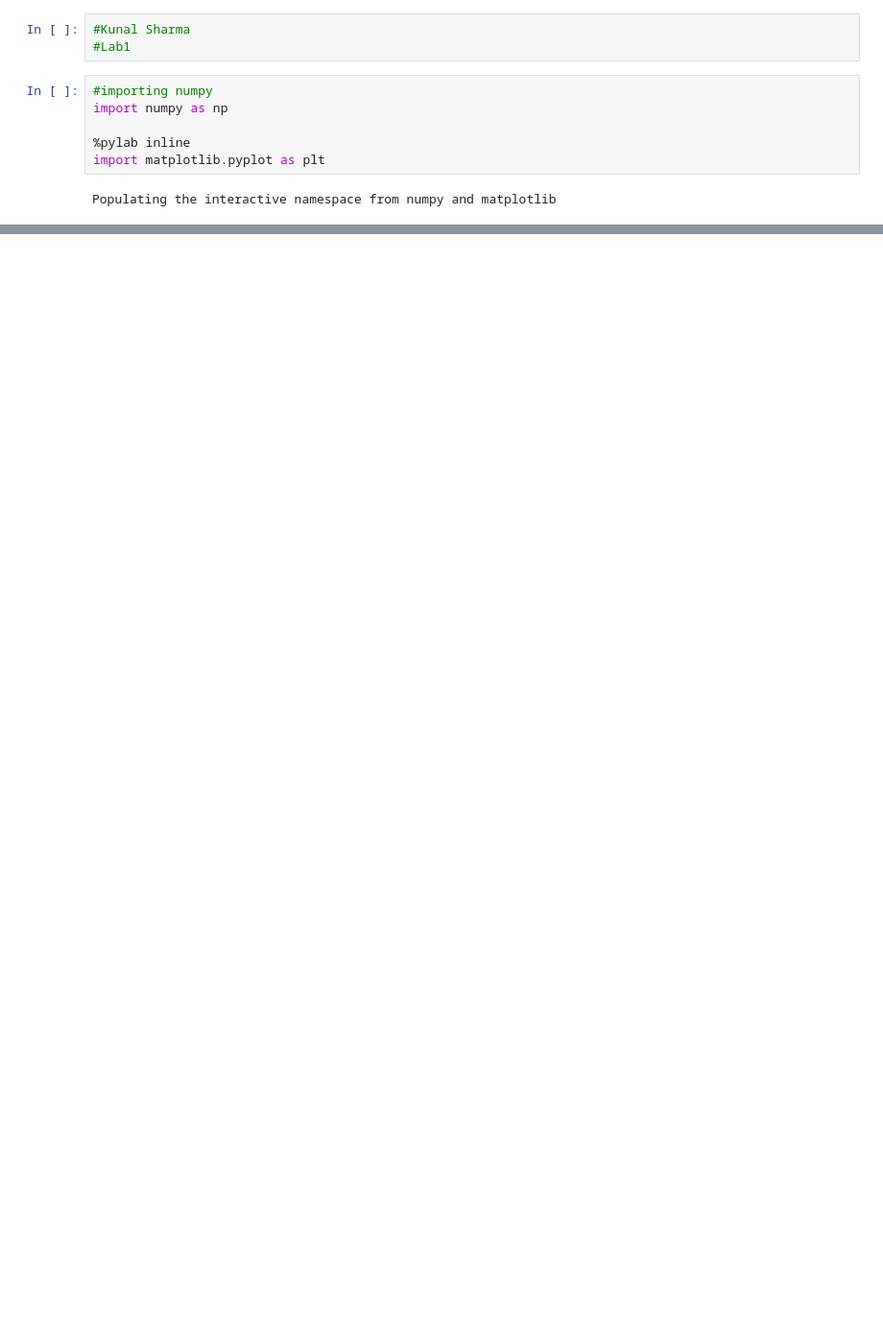
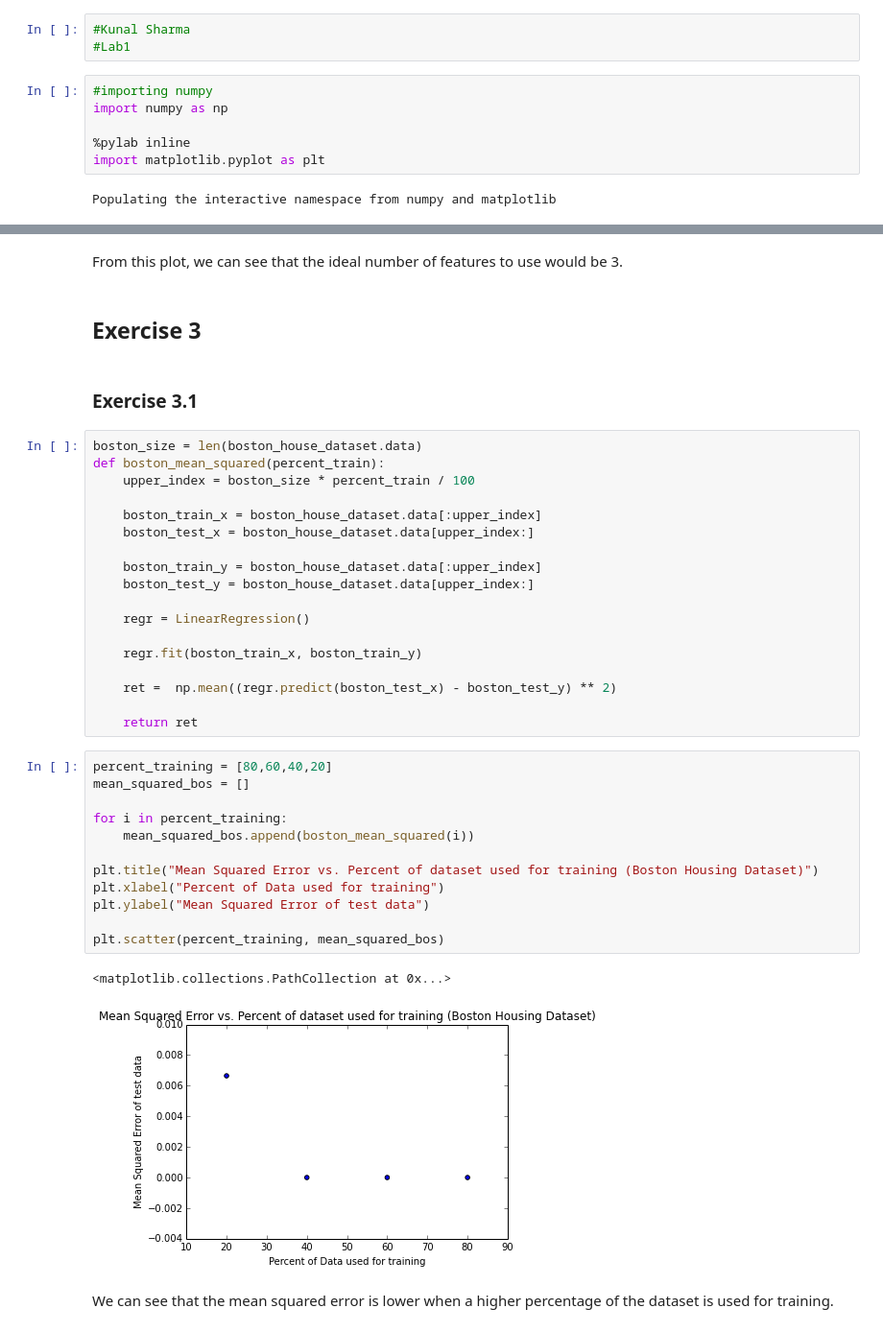
Before and after one commit to kunals1994/datascience-fall14, a Jupyter notebook: lab1/lab1_submssion.ipynb, the cells around one changed output, grey strips where cells are left out. Shown at 96% size. Cells and saved outputs as stored; diff of their text form; blank space fills up the shorter version.

```diff
--- a/lab1/lab1_submssion.ipynb
+++ b/lab1/lab1_submssion.ipynb
@@ -17,0 +181,41 @@ ImportError: No module named sklearn.datasets
+# %% [markdown]
+<div> From this plot, we can see that the ideal number of features to use would be 3. </div>
+# %% [markdown]
+<h2> Exercise 3 </h2>
+# %% [markdown]
+<h3> Exercise 3.1 </h3>
+# %%
+boston_size = len(boston_house_dataset.data)
+def boston_mean_squared(percent_train):
+    upper_index = boston_size * percent_train / 100
+
+    boston_train_x = boston_house_dataset.data[:upper_index]
+    boston_test_x = boston_house_dataset.data[upper_index:]
+
+    boston_train_y = boston_house_dataset.data[:upper_index]
+    boston_test_y = boston_house_dataset.data[upper_index:]
+
+    regr = LinearRegression()
+
+    regr.fit(boston_train_x, boston_train_y)
+
+    ret =  np.mean((regr.predict(boston_test_x) - boston_test_y) ** 2)
+
+    return ret
+# %%
+percent_training = [80,60,40,20]
+mean_squared_bos = []
+
+for i in percent_training:
+    mean_squared_bos.append(boston_mean_squared(i))
+
+plt.title("Mean Squared Error vs. Percent of dataset used for training (Boston Housing Dataset)")
+plt.xlabel("Percent of Data used for training")
+plt.ylabel("Mean Squared Error of test data")
+
+plt.scatter(percent_training, mean_squared_bos)
+# %% [output]
+<matplotlib.collections.PathCollection at 0x...>
+[figure, added]
+# %% [markdown]
+<div> We can see that the mean squared error is lower when a higher percentage of the dataset is used for training. </div>
```
Also changed, not shown: parts of 36 cells of this notebook.
